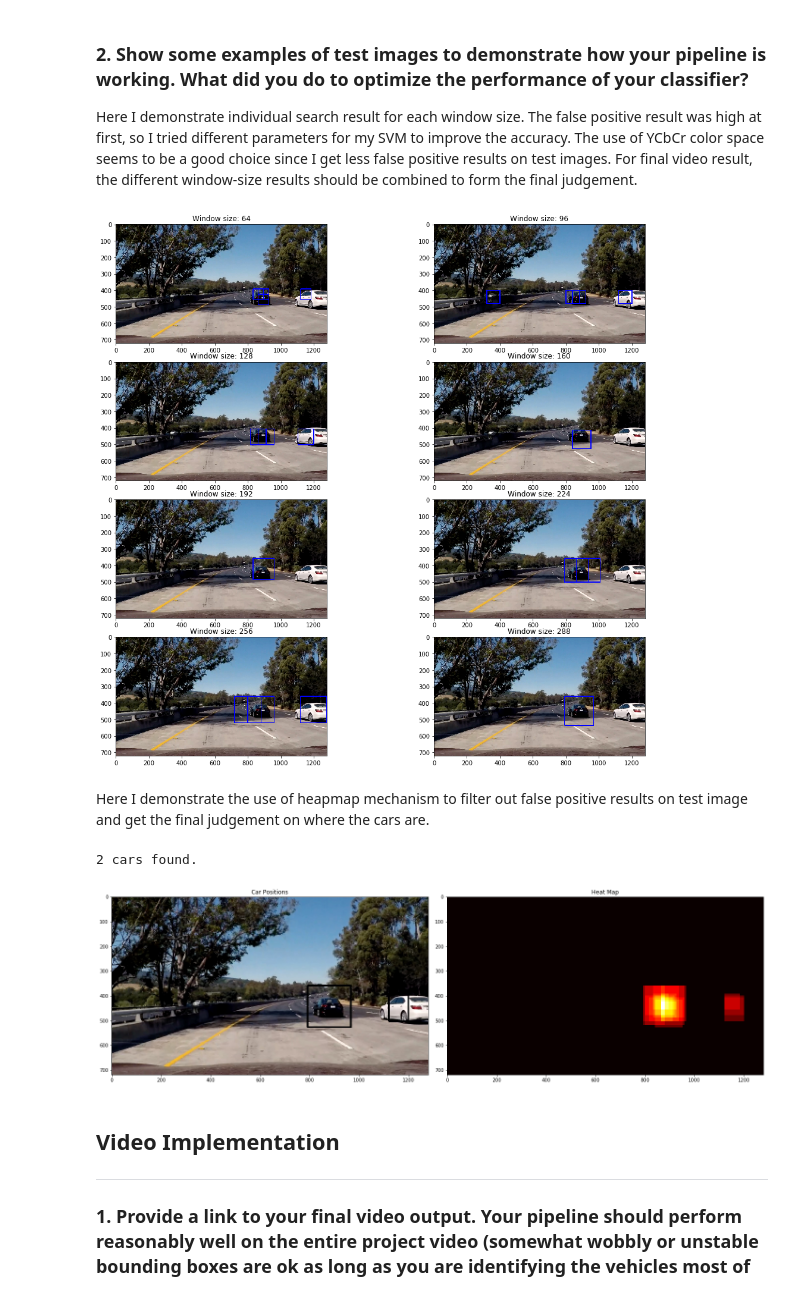
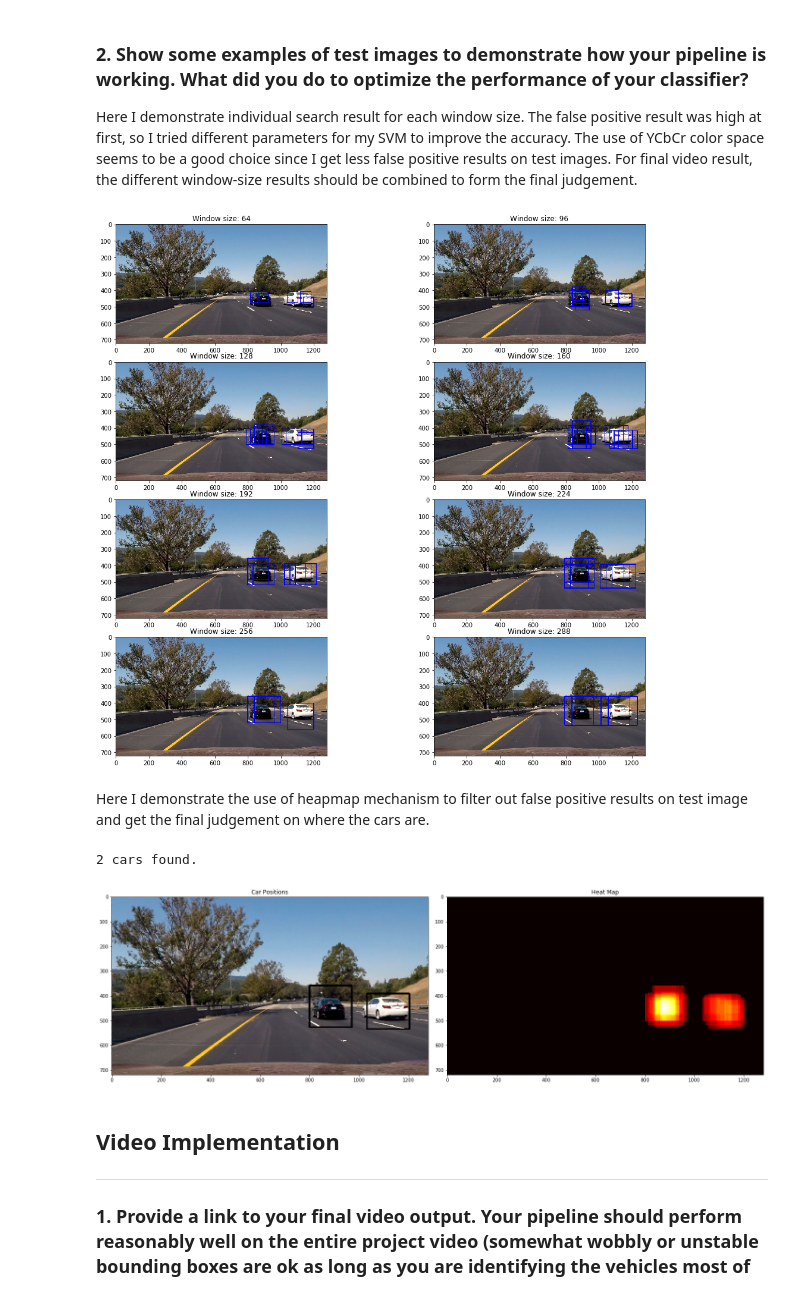
Before and after one commit to markandlw/CarND-Vehicle-Detection, a Jupyter notebook: report.ipynb, the cells around one changed output. Saved outputs shown, nothing was run; the diff lists cells and outputs as text; code cells hidden in the pictures.

```diff
--- a/report.ipynb
+++ b/report.ipynb
@@ -176,7 +176,7 @@ X_train, X_test, y_train, y_test = train_test_split(
 print('Feature vector length:', len(X_train[0]))
 
 # Use a linear SVC
-svc = LinearSVC(C=0.9)
+svc = LinearSVC()
 
 t=time.time()
 svc.fit(X_train, y_train)
@@ -219,7 +219,7 @@ for count,size in enumerate(range(64,192,16)):
     #trim car hood
     if stop > test_img.shape[0] - 35:
         stop = test_img.shape[0] - 35
-    window = slide_window(test_img,y_start_stop=[start,stop],xy_window=(size,size),xy_overlap=(0.50,0.50))
+    window = slide_window(test_img,y_start_stop=[start,stop],xy_window=(size,size),xy_overlap=(0.75,0.75))
     multi_windows.append(window)
     ax.flatten()[count].imshow(draw_boxes(test_img,window,thick=3))
     ax.flatten()[count].set_title('Window size: ' + str(size))
@@ -229,30 +229,30 @@ for count,size in enumerate(range(64,192,16)):
 ### 2\. Show some examples of test images to demonstrate how your pipeline is working.  What did you do to optimize the performance of your classifier?
 Here I demonstrate individual search result for each window size. The false positive result was high at first, so I tried different parameters for my SVM to improve the accuracy. The use of YCbCr color space seems to be a good choice since I get less false positive results on test images. For final video result, the different window-size results should be combined to form the final judgement.
 # %%
-test_img = mpimg.imread('./test_images/test5.jpg')
+test_img = mpimg.imread('./test_images/test6.jpg')
 image = test_img.astype(np.float32)/255
 
 row,col = 4,2
 f, ax = plt.subplots(row, col, figsize=(15,13))
 f.tight_layout()
 
 hits = []
 # draw search result for each window size
 for count,windows in enumerate(multi_windows):
     hot_windows = search_windows(image, windows, svc, X_scaler, color_space=cspace,
                         spatial_size=(spatial,spatial), hist_bins=histbin,
                         orient=orient, pix_per_cell=pix_per_cell,
                         cell_per_block=cell_per_block,
                         hog_channel=hog_channel, spatial_feat=True,
                         hist_feat=True, hog_feat=True)
     draw_image = np.copy(test_img)
     window_img = draw_boxes(draw_image, hot_windows, color=(0, 0, 255), thick=3)
     ax.flatten()[count].imshow(window_img)
     ax.flatten()[count].set_title('Window size: ' + str(32 * (2 + count)))
 
     hits.extend(hot_windows)
 # %% [output]
-[figure, old version]
+[figure, new version]
 # %% [markdown]
 Here I demonstrate the use of heapmap mechanism to filter out false positive results on test image and get the final judgement on where the cars are.
 # %%
@@ -262,7 +262,7 @@ heat = np.zeros_like(test_img[:,:,0]).astype(np.float)
 heat = add_heat(heat,hits)
 
 # Apply threshold to help remove false positives
-heat = apply_threshold(heat,1)
+heat = apply_threshold(heat,4)
 
 # Visualize the heatmap when displaying
 heatmap = np.clip(heat, 0, 255)
@@ -282,7 +282,7 @@ plt.title('Heat Map')
 fig.tight_layout()
 # %% [output]
 2 cars found.
-[figure, old version]
+[figure, new version]
 # %% [markdown]
 ## Video Implementation
 ---
```
Also changed, not shown: parts of 9 cells of this notebook, 4 other files.
